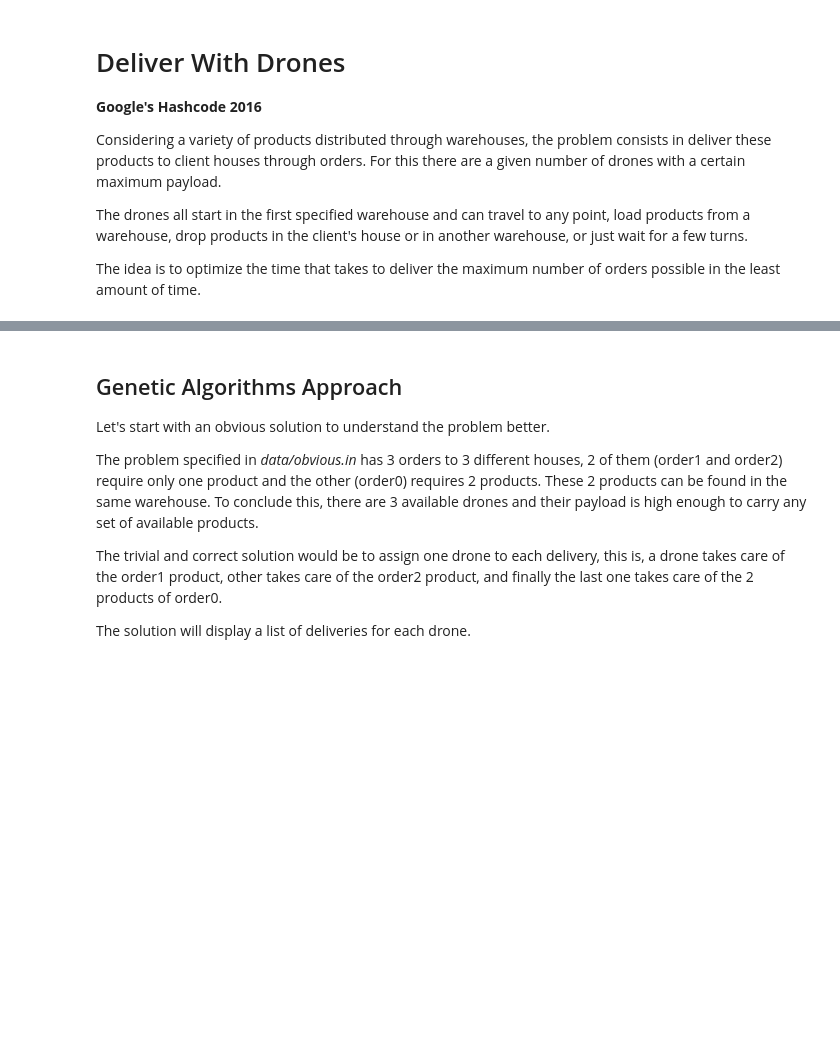
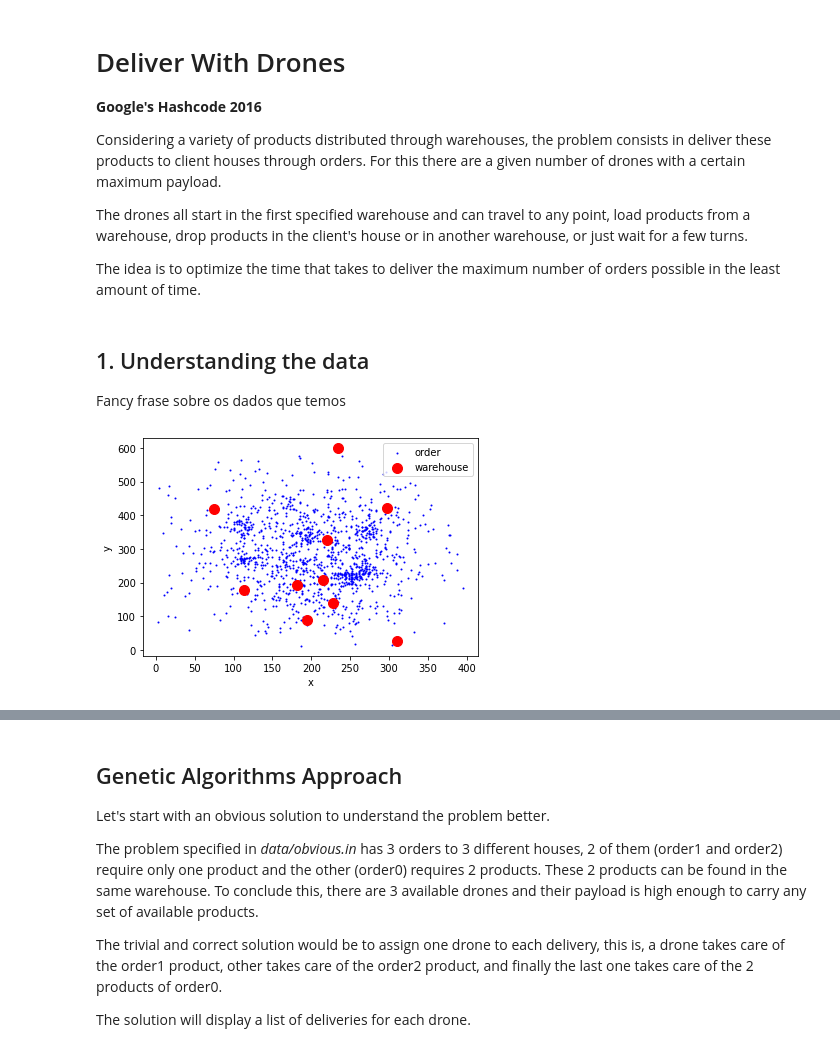
Before and after one commit to ctrlMarcio/feup-iart-proj1, a Jupyter notebook: delivery.ipynb, the cells around one changed output, grey strips where cells are left out. Drawn from its saved outputs; the diff is of its cells as text; code cells hidden in the pictures; blank space fills up the shorter version.

Commit message:
Add custom simulation file

```diff
--- a/delivery.ipynb
+++ b/delivery.ipynb
@@ -8,3 +8,41 @@ Considering a variety of products distributed through warehouses, the problem co
 The drones all start in the first specified warehouse and can travel to any point, load products from a warehouse, drop products in the client's house or in another warehouse, or just wait for a few turns.
 
 The idea is to optimize the time that takes to deliver the maximum number of orders possible in the least amount of time.
+# %% [markdown]
+## 1. Understanding the data
+
+Fancy frase sobre os dados que temos
+# %%
+import matplotlib.pyplot as plt
+import numpy as np
+
+
+# Converting a list of places to a numpy array of 2D positions
+def places_location(places):
+    locations = [place.location for place in places]
+
+    return np.array(locations)
+
+
+def plot_simulation(simulation):
+    orders = places_location(simulation.orders)
+    warehouses = places_location(simulation.warehouses)
+
+    orders_x, orders_y = orders.T
+    warehouses_x, warehouses_y = warehouses.T
+
+    plt.scatter(orders_x, orders_y, color='blue', s=1, label='order')
+    plt.scatter(warehouses_x, warehouses_y, color='red', s=100, label='warehouse')
+
+    plt.legend()
+    plt.xlabel('x')
+    plt.ylabel('y')
+    plt.show()
+# %%
+import delivery.input.file_parsing as file_parsing
+
+busy_day_simulation = file_parsing.parse('data/busy_day.in')
+
+plot_simulation(busy_day_simulation)
+# %% [output]
+[figure, added]
```
Also changed, not shown: parts of 2 cells of this notebook, 5 other files.
